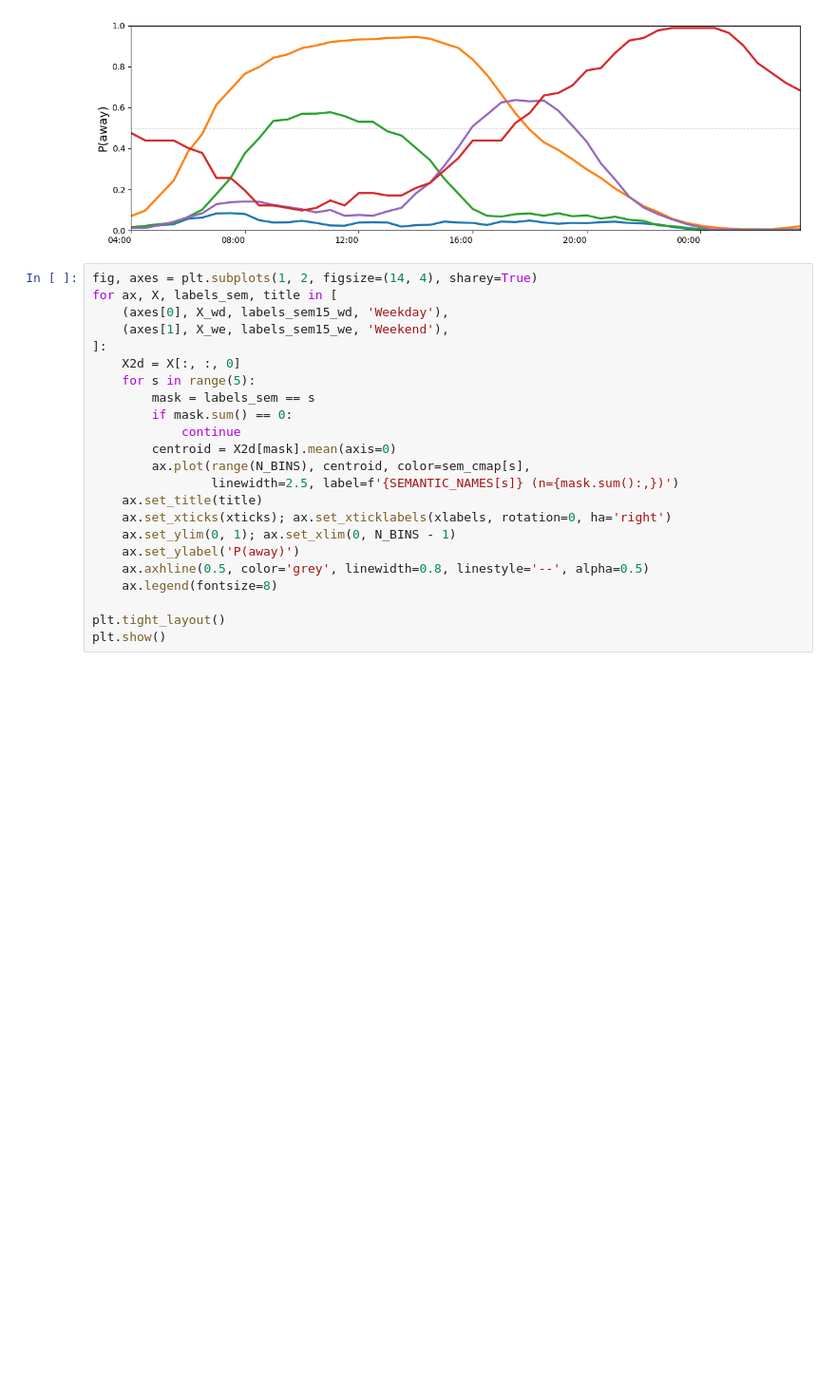
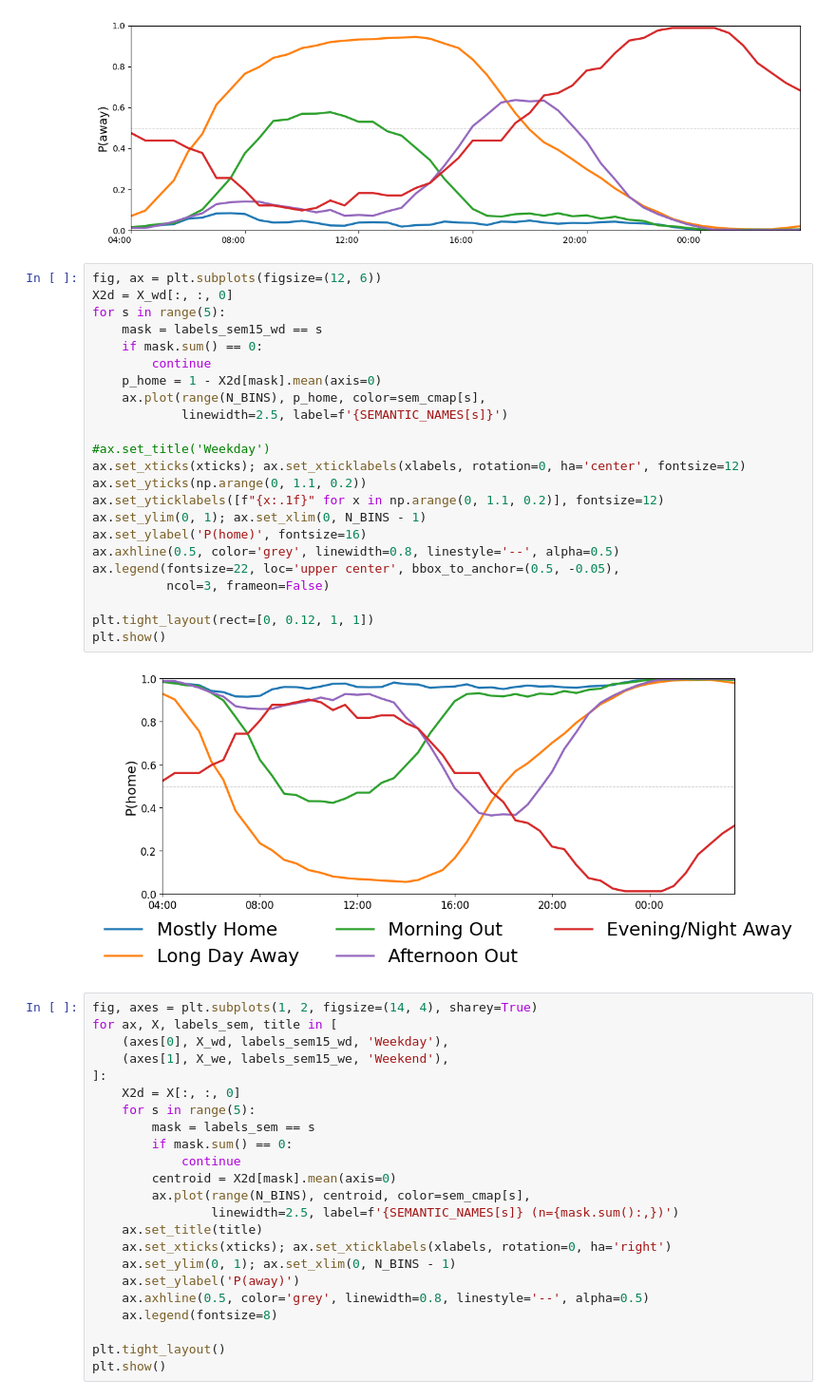
Before and after one commit to AmberJiayuSu/OBGeneration, a Jupyter notebook: assumption/clustered_MC.ipynb, the cells around one changed output. Shown at 95% size. Cells and saved outputs as stored; diff of their text form; blank space fills up the shorter version.

```diff
--- a/assumption/clustered_MC.ipynb
+++ b/assumption/clustered_MC.ipynb
@@ -401,6 +401,31 @@ Weekend semantic sizes (from 15 clusters):
   Afternoon Out: 1,280
   Evening/Night Away: 100
 [figure]
+# %%
+fig, ax = plt.subplots(figsize=(12, 6))
+X2d = X_wd[:, :, 0]
+for s in range(5):
+    mask = labels_sem15_wd == s
+    if mask.sum() == 0:
+        continue
+    p_home = 1 - X2d[mask].mean(axis=0)
+    ax.plot(range(N_BINS), p_home, color=sem_cmap[s],
+            linewidth=2.5, label=f'{SEMANTIC_NAMES[s]}')
+
+#ax.set_title('Weekday')
+ax.set_xticks(xticks); ax.set_xticklabels(xlabels, rotation=0, ha='center', fontsize=12)
+ax.set_yticks(np.arange(0, 1.1, 0.2))
+ax.set_yticklabels([f"{x:.1f}" for x in np.arange(0, 1.1, 0.2)], fontsize=12)
+ax.set_ylim(0, 1); ax.set_xlim(0, N_BINS - 1)
+ax.set_ylabel('P(home)', fontsize=16)
+ax.axhline(0.5, color='grey', linewidth=0.8, linestyle='--', alpha=0.5)
+ax.legend(fontsize=22, loc='upper center', bbox_to_anchor=(0.5, -0.05),
+          ncol=3, frameon=False)
+
+plt.tight_layout(rect=[0, 0.12, 1, 1])
+plt.show()
+# %% [output]
+[figure, added]
 # %%
 fig, axes = plt.subplots(1, 2, figsize=(14, 4), sharey=True)
 for ax, X, labels_sem, title in [
```
Also changed, not shown: parts of 2 cells of this notebook, 3 other files.
